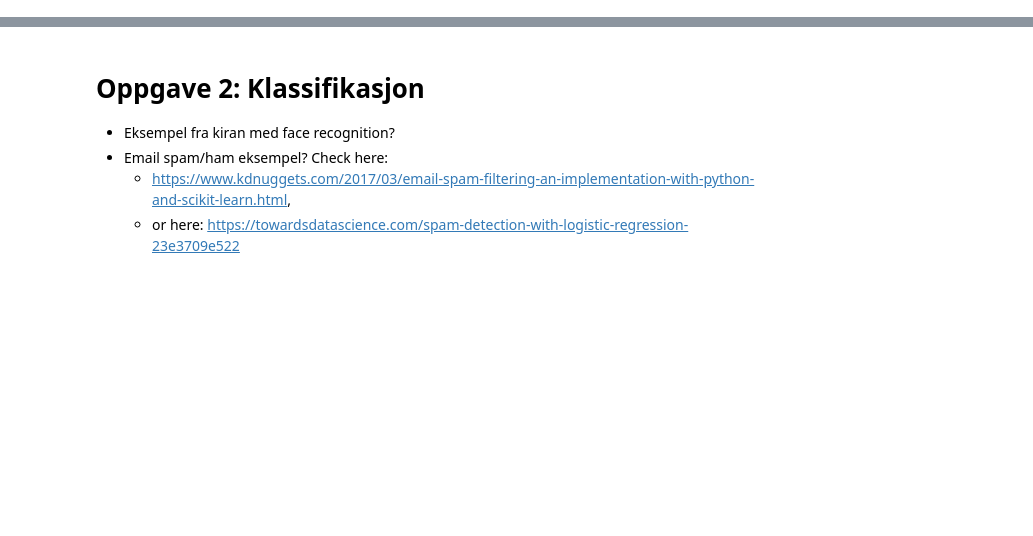
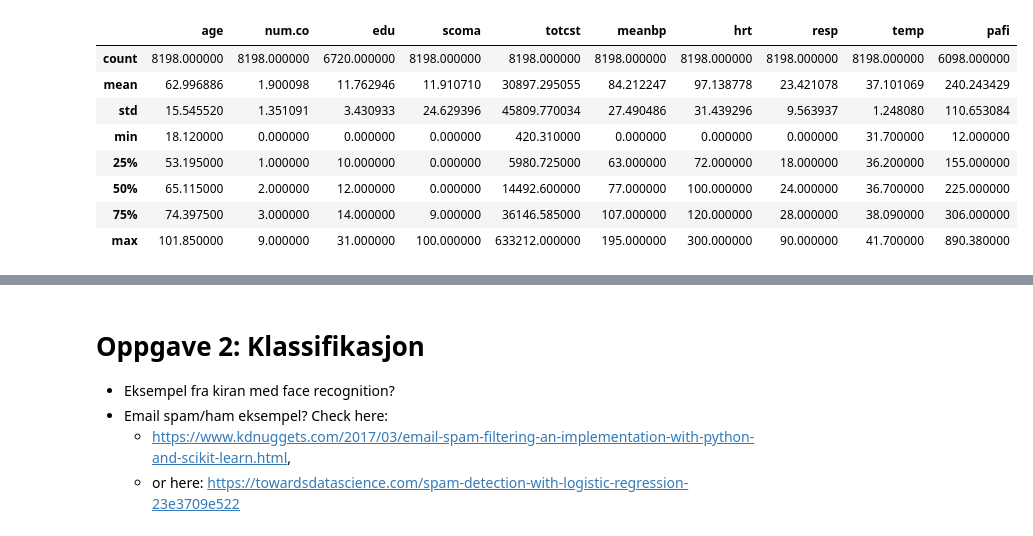
Before and after one commit to stefaniemuff/ISTx1003, a Jupyter notebook: Prosjekt2021/Prosjekt1003.ipynb, the cells around one changed output, grey strips where cells are left out. Cells and saved outputs as stored; diff of their text form; code cells hidden in the pictures; blank space fills up the shorter version.

```diff
--- a/Prosjekt2021/Prosjekt1003.ipynb
+++ b/Prosjekt2021/Prosjekt1003.ipynb
@@ -40,0 +110,12 @@ Todo: Hvis vi ikke finner noen teknologiske dataeksempler, kan vi motivere bruk
+# %%
+df.describe()
+# %% [output]
+|  | age | num.co | edu | scoma | totcst | meanbp | hrt | resp | temp | pafi |
+| count | 8198.000000 | 8198.000000 | 6720.000000 | 8198.000000 | 8198.000000 | 8198.000000 | 8198.000000 | 8198.000000 | 8198.000000 | 6098.000000 |
+| mean | 62.996886 | 1.900098 | 11.762946 | 11.910710 | 30897.295055 | 84.212247 | 97.138778 | 23.421078 | 37.101069 | 240.243429 |
+| std | 15.545520 | 1.351091 | 3.430933 | 24.629396 | 45809.770034 | 27.490486 | 31.439296 | 9.563937 | 1.248080 | 110.653084 |
+| min | 18.120000 | 0.000000 | 0.000000 | 0.000000 | 420.310000 | 0.000000 | 0.000000 | 0.000000 | 31.700000 | 12.000000 |
+| 25% | 53.195000 | 1.000000 | 10.000000 | 0.000000 | 5980.725000 | 63.000000 | 72.000000 | 18.000000 | 36.200000 | 155.000000 |
+| 50% | 65.115000 | 2.000000 | 12.000000 | 0.000000 | 14492.600000 | 77.000000 | 100.000000 | 24.000000 | 36.700000 | 225.000000 |
+| 75% | 74.397500 | 3.000000 | 14.000000 | 9.000000 | 36146.585000 | 107.000000 | 120.000000 | 28.000000 | 38.090000 | 306.000000 |
+| max | 101.850000 | 9.000000 | 31.000000 | 100.000000 | 633212.000000 | 195.000000 | 300.000000 | 90.000000 | 41.700000 | 890.380000 |
```
Also changed, not shown: parts of 22 cells of this notebook.
